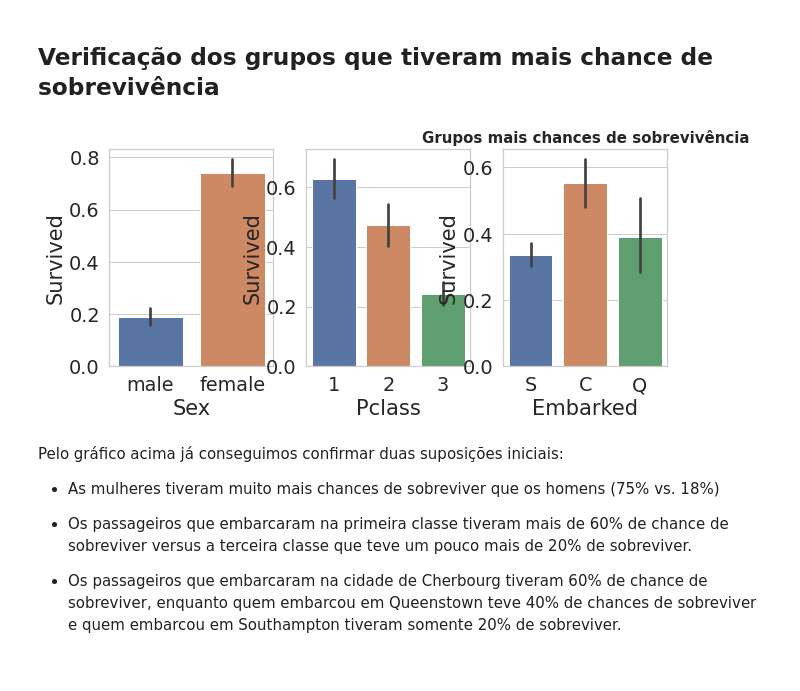
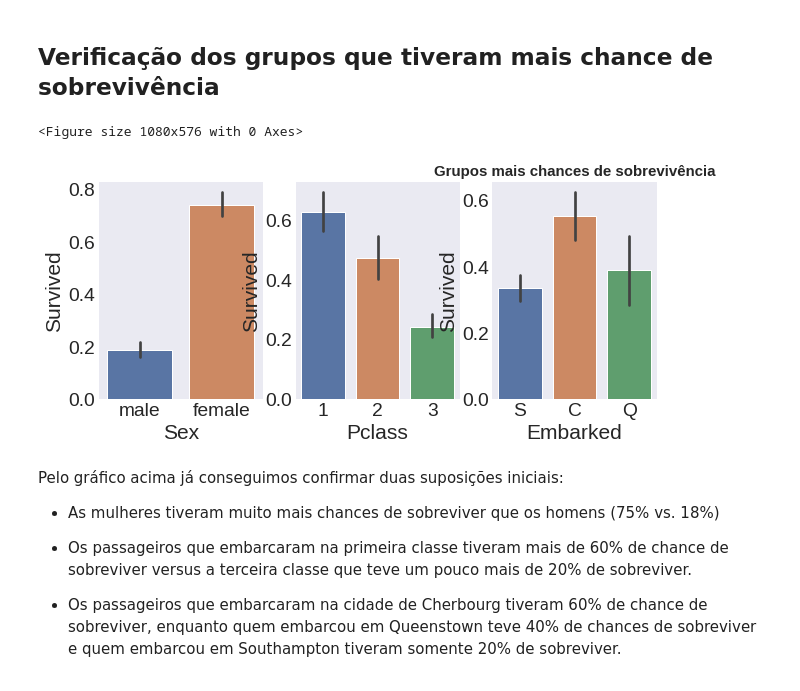
Before and after one commit to LerinaMM/analiseexploratoria_titanic, a Jupyter notebook: Desafio_Titanic_Lerina_Mastruian.ipynb, the cells around one changed output. Cells and saved outputs as stored; diff of their text form; code cells hidden in the pictures.

```diff
--- a/Desafio_Titanic_Lerina_Mastruian.ipynb
+++ b/Desafio_Titanic_Lerina_Mastruian.ipynb
@@ -296,0 +308,16 @@ plt.legend();
+# %%
+# Tamanho
+plt.figure( figsize=(15, 8) )
+
+# estilo
+plt.style.use('seaborn-dark')
+
+g = sns.countplot(train_df['Survived'], hue = train_df['Sex'])
+plt.legend(loc='upper right')
+g.set(ylabel="Total de Pessoas", xlabel="", xticklabels=["Não sobreviventes", "Sobreviventes"])
+plt.title('Sobreviventes x Não sobreviventes por sexo', fontsize=20, fontweight='bold')
+
+plt.annotate(
+    'Análise efetuada no evento ReStart Data Science \n by: @Lerina Mastruian',
+    xy=(1, -0.15), xycoords='axes fraction', ha='right', fontsize=12
+);
@@ -296,0 +328,22 @@ plt.legend();
+# %%
+#Plotando grafico por idade
+
+# Tamanho
+plt.figure( figsize=(18, 10) )
+
+# estilo
+plt.style.use('seaborn-dark')
+
+figure = plt.figure(figsize=(15,8))
+plt.hist([train_df[train_df['Survived']==1]['Age'], train_df[train_df['Survived']==0]['Age']],
+         stacked=True, color=['g','r'],
+         bins=30, label=['Sobreviventes','Não-Sobreviventes'])
+plt.xlabel('Idade')
+plt.ylabel('No. passengers')
+plt.title('Sobreviventes x Não sobreviventes por idade', fontsize=20, fontweight='bold')
+plt.legend();
+
+plt.annotate(
+    'Análise efetuada no evento ReStart Data Science \n by: @Lerina Mastruian',
+    xy=(1, -0.15), xycoords='axes fraction', ha='right', fontsize=12
+);
@@ -321,15 +361,22 @@ train_df.hist(figsize=(10,8));
 # %% [markdown]
 ## Verificação dos grupos que tiveram mais chance de sobrevivência
 # %%
+# Tamanho
+plt.figure( figsize=(15, 8) )
+
+# estilo
+plt.style.use('seaborn-dark')
+
 fig, (axis1, axis2, axis3) = plt.subplots(1,3, figsize=(10,4))
 
 plt.title('Grupos mais chances de sobrevivência', fontsize=15, fontweight='bold')
 
 sns.barplot(x='Sex', y= 'Survived', data=train_df, ax=axis1)
 sns.barplot(x='Pclass', y= 'Survived', data=train_df, ax=axis2)
 sns.barplot(x='Embarked', y= 'Survived', data=train_df, ax=axis3);
 # %% [output]
+<Figure size 1080x576 with 0 Axes>
-[figure, old version]
+[figure, new version]
 # %% [markdown]
 Pelo gráfico acima já conseguimos confirmar duas suposições iniciais:
 
```
Also changed, not shown: parts of 22 cells of this notebook.
